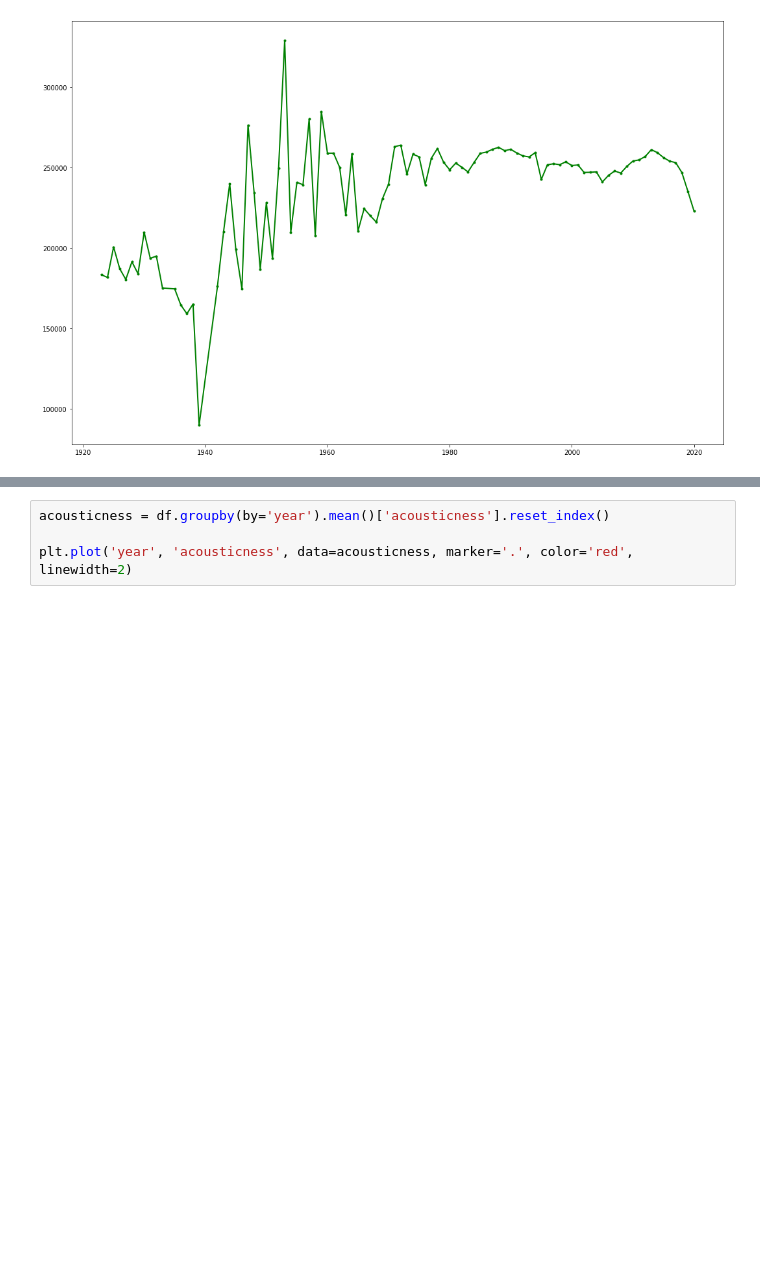
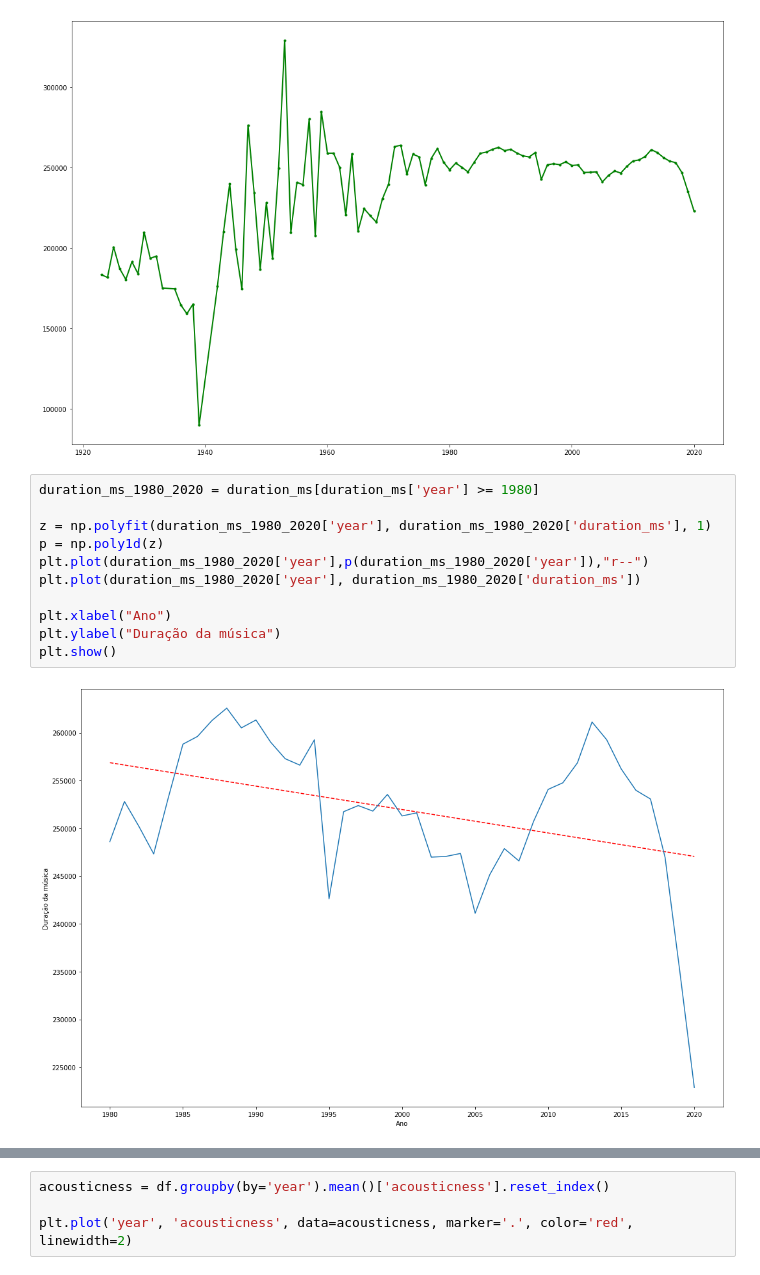
Before and after one commit to andrepalhares/msi2, a Jupyter notebook: 1 - Análise exploratória dos dados.ipynb, the cells around one changed output, grey strips where cells are left out. Cells and saved outputs as stored; diff of their text form; blank space fills up the shorter version.

```diff
--- a/1 - Análise exploratória dos dados.ipynb
+++ b/1 - Análise exploratória dos dados.ipynb
@@ -63,3 +67,16 @@ plt.plot('year', 'duration_ms', data=duration_ms, marker='.', color='green', lin
 # %% [output]
 [<matplotlib.lines.Line2D at 0x...>]
 [figure]
+# %%
+duration_ms_1980_2020 = duration_ms[duration_ms['year'] >= 1980]
+
+z = np.polyfit(duration_ms_1980_2020['year'], duration_ms_1980_2020['duration_ms'], 1)
+p = np.poly1d(z)
+plt.plot(duration_ms_1980_2020['year'],p(duration_ms_1980_2020['year']),"r--")
+plt.plot(duration_ms_1980_2020['year'], duration_ms_1980_2020['duration_ms'])
+
+plt.xlabel("Ano")
+plt.ylabel("Duração da música")
+plt.show()
+# %% [output]
+[figure, added]
```
Also changed, not shown: parts of 10 cells of this notebook.
